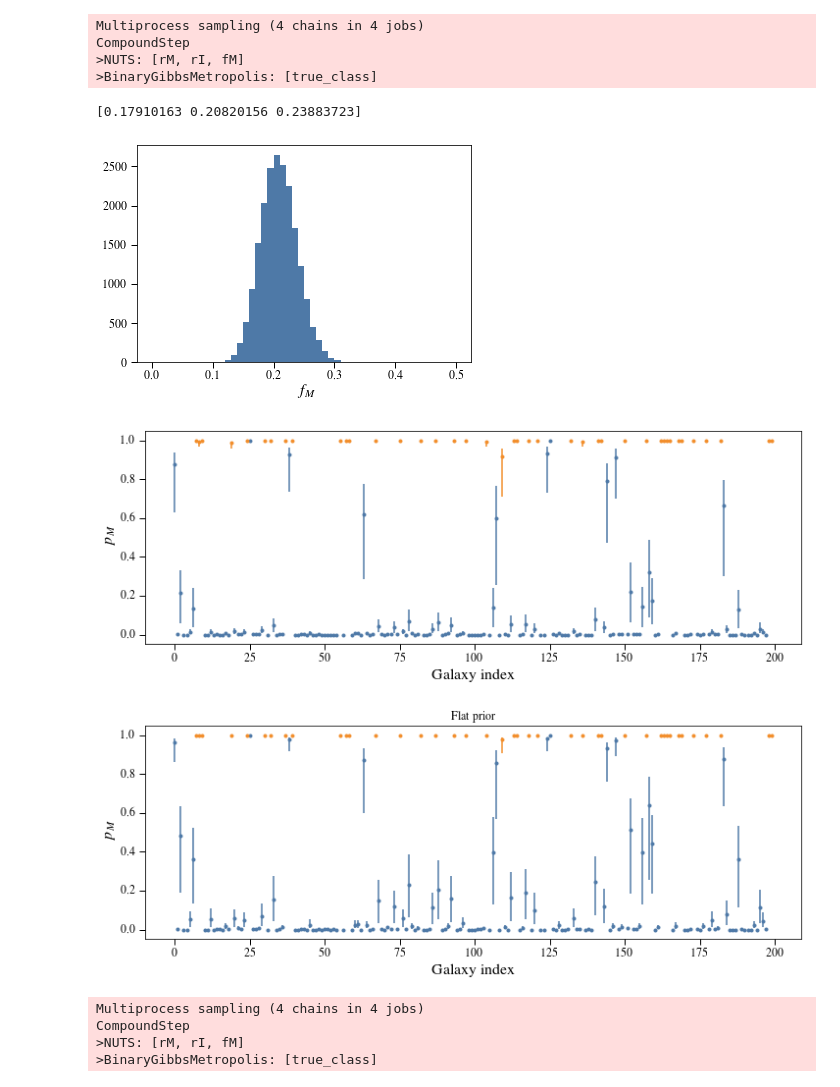
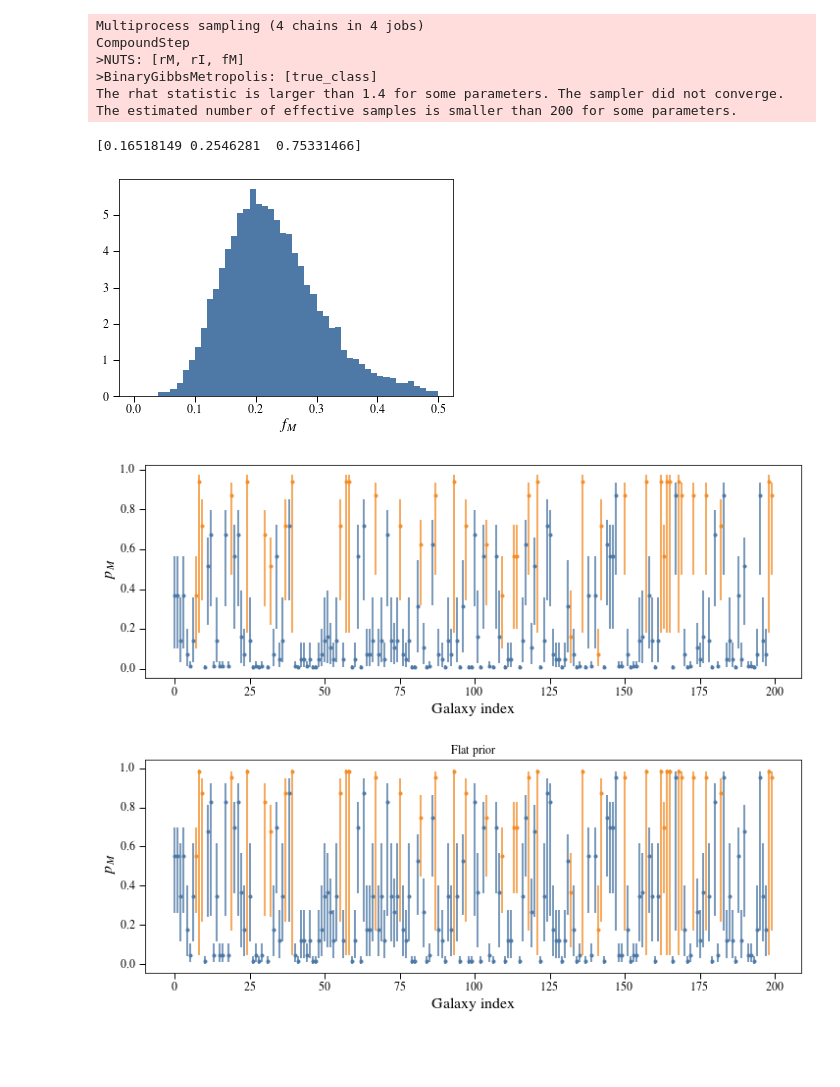
Before and after one commit to dncnwtts/merger_classification, a Jupyter notebook: pymc_model.ipynb, the cells around one changed output. Saved outputs shown, nothing was run; the diff lists cells and outputs as text; code cells hidden in the pictures; blank space fills up the shorter version.

```diff
--- a/pymc_model.ipynb
+++ b/pymc_model.ipynb
@@ -83,6 +83,8 @@ def get_chains(obs, obs_train, true_train):
 
     return trace.get_values('fM'), trace.get_values('rI'), trace.get_values('rM'), trace.get_values('true_class')
 # %%
+from scipy.special import beta as Beta
+
 def make_obs(n_cfers=2, seed=0, f_M_true=0.2, f_M_train=0.5, n_obj=200, n_train=20):
     np.random.seed(seed)
     cfer_probs = np.random.uniform(low=0.5, high=0.9, size=n_cfers*2).reshape(-1,2)
@@ -101,10 +103,17 @@ def analyze_sample(obs, obs_train, true_train, true_samp):
 
     plt.figure()
 
-    plt.hist(f_Ms, bins=np.linspace(0,0.5,51))
+    plt.hist(f_Ms, bins=np.linspace(0,0.5,51), density=True)
     plt.xlabel(r'$f_M$')
     print(np.percentile(f_Ms, [16, 50, 84]))
     n_cfers, n_obj = obs.shape
+
+    # Binomial distribution assuming that all of the galaxies were classified perfectly
+    # Fundamental limit to which a sample's merger fraction can be determined.
+    #alpha=int(np.median(f_Ms)*n_obj)+1
+    #beta = n_obj-true+1
+    #p = np.linspace(0, 0.5, 1000)
+    #plt.plot(p,p**(alpha-1)*(1-p)**(beta-1)/Beta(alpha,beta))
 
     p_Ms = np.zeros((1000, n_obj))
     p_Ms = []
@@ -166,5 +175,4 @@ def analyze_sample(obs, obs_train, true_train, true_samp):
     plt.title('Flat prior')
     return
 # %%
-obs, true, obs_train, true_train, true_samp = make_obs(n_cfers=4)
-analyze_sample(obs, obs_train, true_train, true_samp)
+obs, true, obs_train, true_train, true_samp = make_obs(n_cfers=32)
@@ -181,3 +178,0 @@ The number of effective samples is smaller than 10% for some parameters.
-# %%
-obs, true, obs_train, true_train, true_samp = make_obs(n_cfers=8)
-analyze_sample(obs, obs_train, true_train, true_samp)
@@ -194,20 +179,13 @@ The number of effective samples is smaller than 25% for some parameters.
-# %%
-obs, true, obs_train, true_train, true_samp = make_obs(n_cfers=16)
-analyze_sample(obs, obs_train, true_train, true_samp)
-# %% [output]
-Multiprocess sampling (4 chains in 4 jobs)
-CompoundStep
->NUTS: [rM, rI, fM]
->BinaryGibbsMetropolis: [true_class]
-[0.17910163 0.20820156 0.23883723]
-[figure, removed]
-[figure, removed]
-[figure, removed]
-# %%
-obs, true, obs_train, true_train, true_samp = make_obs(n_cfers=32)
-analyze_sample(obs, obs_train, true_train, true_samp)
-# %% [output]
-Multiprocess sampling (4 chains in 4 jobs)
-CompoundStep
->NUTS: [rM, rI, fM]
->BinaryGibbsMetropolis: [true_class]
+# %%
+analyze_sample(obs[:4], obs_train[:4], true_train, true_samp)
+# %% [output]
+Multiprocess sampling (4 chains in 4 jobs)
+CompoundStep
+>NUTS: [rM, rI, fM]
+>BinaryGibbsMetropolis: [true_class]
+The rhat statistic is larger than 1.4 for some parameters. The sampler did not converge.
+The estimated number of effective samples is smaller than 200 for some parameters.
+[0.16518149 0.2546281  0.75331466]
+[figure, added]
+[figure, added]
+[figure, added]
```
Also changed, not shown: parts of 5 cells of this notebook.
